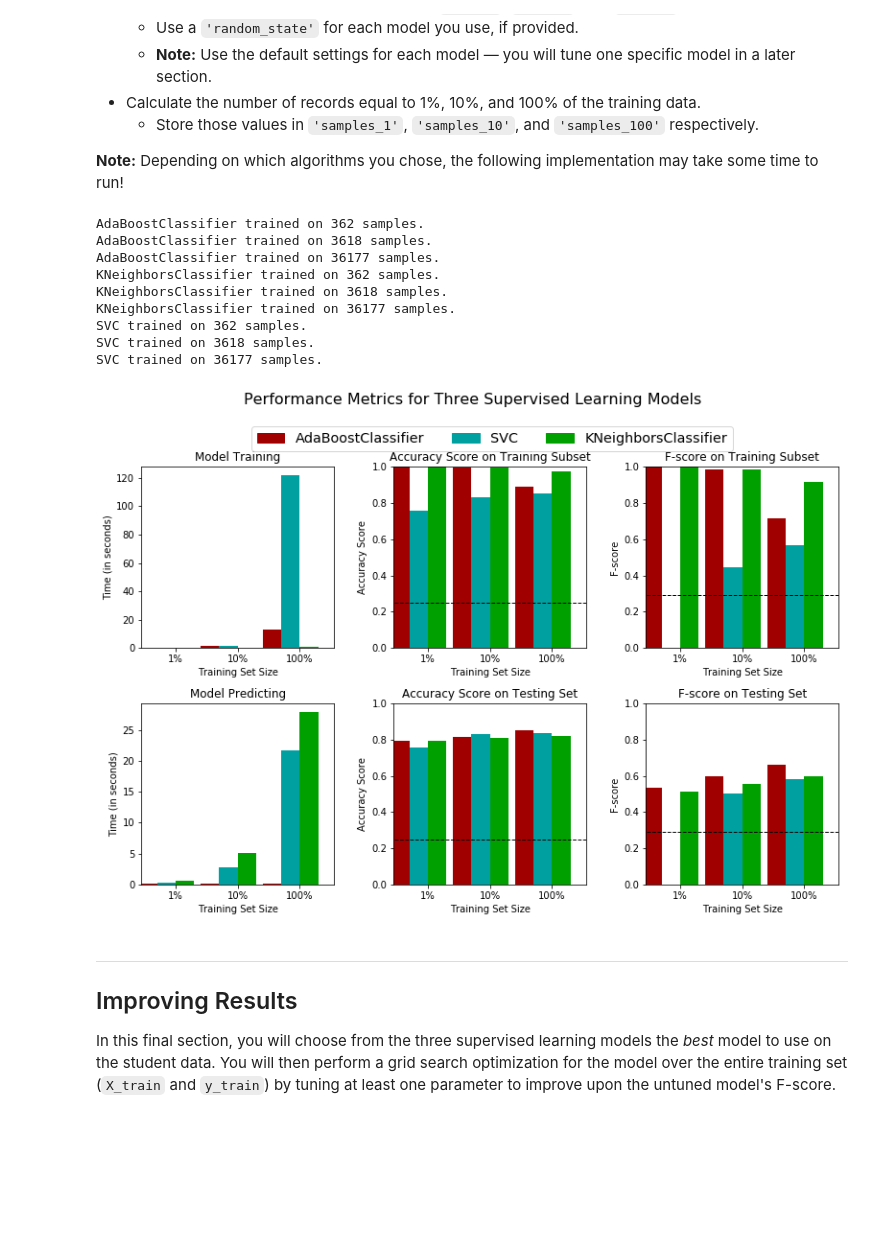
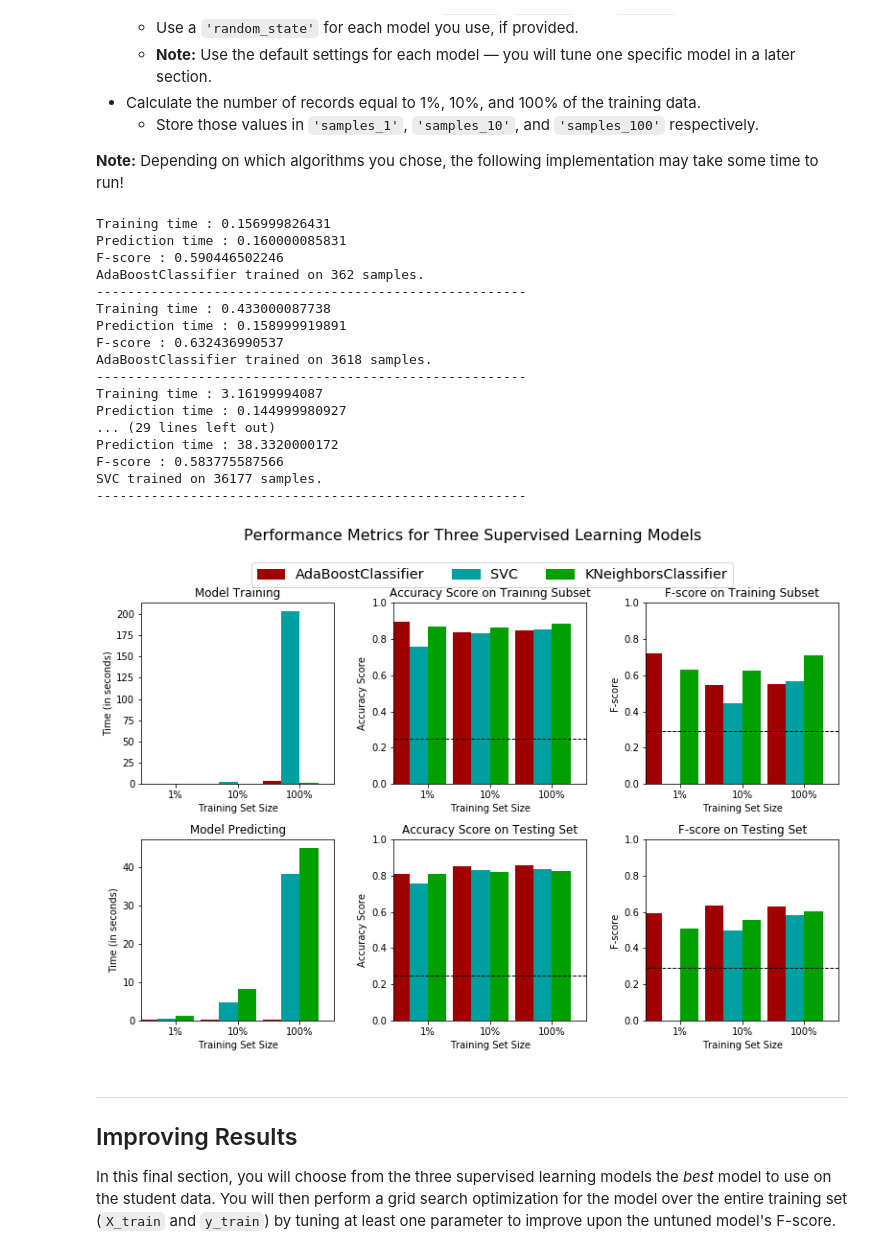
Before and after one commit to brindha87/finding_donors, a Jupyter notebook: finding_donors.ipynb, the cells around one changed output. Drawn from its saved outputs; the diff is of its cells as text; code cells hidden in the pictures; blank space fills up the shorter version.

```diff
--- a/finding_donors.ipynb
+++ b/finding_donors.ipynb
@@ -405,43 +409,54 @@ In the code cell, you will need to implement the following:
 from sklearn.ensemble import AdaBoostClassifier
 from sklearn.tree import DecisionTreeClassifier
 from sklearn.neighbors import KNeighborsClassifier
 from sklearn.svm import SVC
 
 # TODO: Initialize the three models
-clf_A = AdaBoostClassifier(DecisionTreeClassifier(max_depth=5), algorithm="SAMME.R", n_estimators=100, random_state=5)
-clf_B = KNeighborsClassifier(n_neighbors=5, weights='distance', p=2)
-clf_C = SVC(kernel='rbf',random_state=5,gamma=0.01,C=1)
+#clf_A = AdaBoostClassifier(DecisionTreeClassifier(max_depth=5), algorithm="SAMME.R", n_estimators=100, random_state=5)
+clf_A = AdaBoostClassifier(random_state=5)
+#clf_B = KNeighborsClassifier(n_neighbors=5, weights='distance', p=2)
+clf_B = KNeighborsClassifier()
+#clf_C = SVC(kernel='rbf',random_state=5,gamma=0.01,C=1)
+clf_C = SVC(random_state=5)
 
 # TODO: Calculate the number of samples for 1%, 10%, and 100% of the training data
 # HINT: samples_100 is the entire training set i.e. len(y_train)
 # HINT: samples_10 is 10% of samples_100
 # HINT: samples_1 is 1% of samples_100
 samples_100 = len(y_train)
 samples_10 = int(round(0.1*samples_100))
 samples_1 = int(round(0.01*samples_100))
 
 # Collect results on the learners
 results = {}
 for clf in [clf_A, clf_B, clf_C]:
     clf_name = clf.__class__.__name__
     results[clf_name] = {}
     for i, samples in enumerate([samples_1, samples_10, samples_100]):
         results[clf_name][i] = \
         train_predict(clf, samples, X_train, y_train, X_test, y_test)
 
 # Run metrics visualization for the three supervised learning models chosen
 vs.evaluate(results, accuracy, fscore)
 # %% [output]
+Training time : 0.156999826431
+Prediction time : 0.160000085831
+F-score : 0.590446502246
 AdaBoostClassifier trained on 362 samples.
+-------------------------------------------------------
+Training time : 0.433000087738
+Prediction time : 0.158999919891
+F-score : 0.632436990537
 AdaBoostClassifier trained on 3618 samples.
-AdaBoostClassifier trained on 36177 samples.
-KNeighborsClassifier trained on 362 samples.
-KNeighborsClassifier trained on 3618 samples.
-KNeighborsClassifier trained on 36177 samples.
-SVC trained on 362 samples.
-SVC trained on 3618 samples.
+-------------------------------------------------------
+Training time : 3.16199994087
+Prediction time : 0.144999980927
+... (29 lines left out)
+Prediction time : 38.3320000172
+F-score : 0.583775587566
 SVC trained on 36177 samples.
+-------------------------------------------------------
-[figure, old version]
+[figure, new version]
 # %% [markdown]
 ----
 ## Improving Results
```
Also changed, not shown: parts of 13 cells of this notebook, 1 other file.
